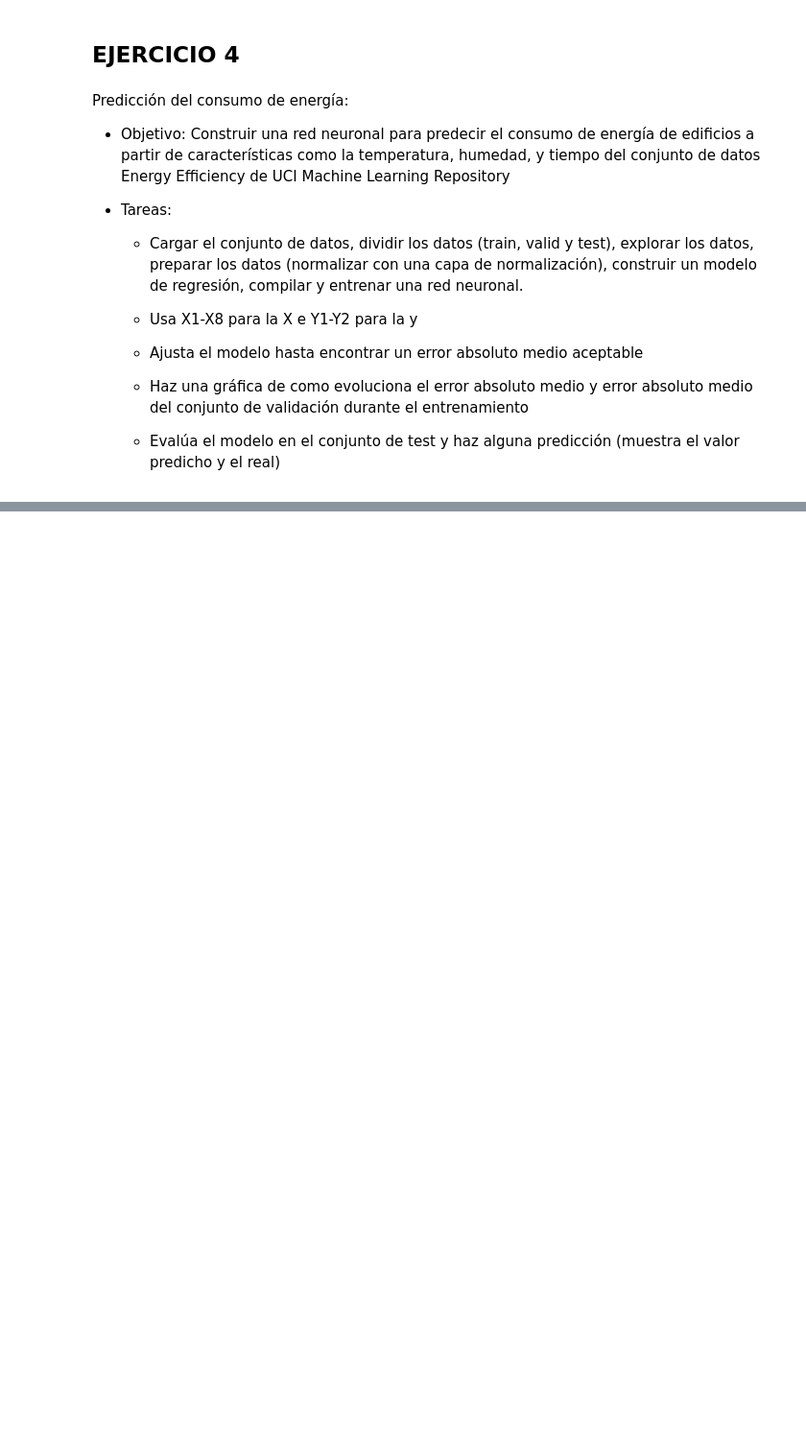
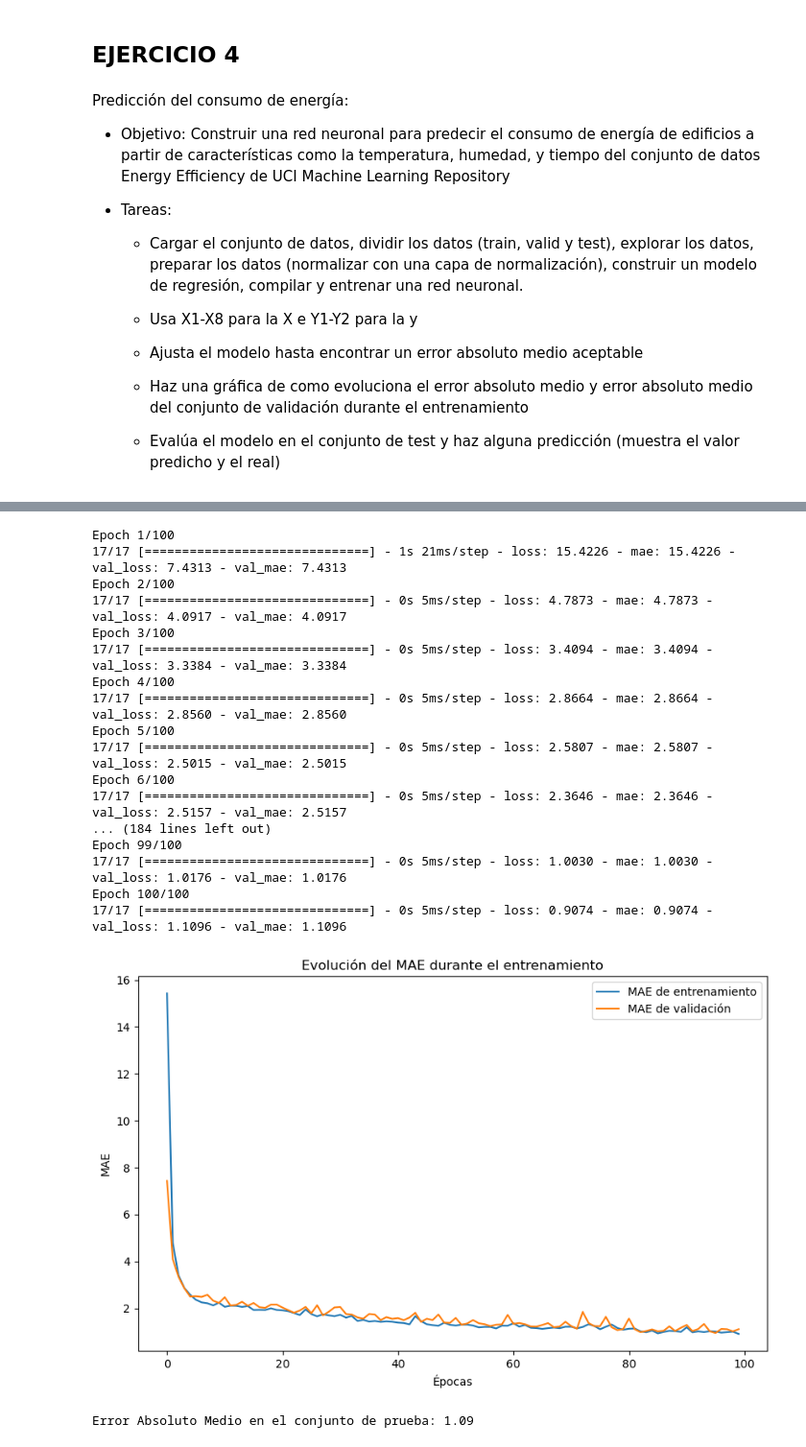
Before and after one commit to Mario-Lopez-Gonzalez/Python_clase, a Jupyter notebook: SAPA/Ejercicios/4_3Ejercicios.ipynb, the cells around one changed output, grey strips where cells are left out. Shown at 96% size. Cells and saved outputs as stored; diff of their text form; code cells hidden in the pictures; blank space fills up the shorter version.

```diff
--- a/SAPA/Ejercicios/4_3Ejercicios.ipynb
+++ b/SAPA/Ejercicios/4_3Ejercicios.ipynb
@@ -419,0 +495,62 @@ ImportError: Missing optional dependency 'openpyxl'.  Use pip or conda to instal
+# %%
+# Dividir los datos en conjuntos de entrenamiento, validación y prueba
+X_train, X_temp, y_train, y_temp = train_test_split(X, y, test_size=0.3, random_state=42)
+X_valid, X_test, y_valid, y_test = train_test_split(X_temp, y_temp, test_size=0.5, random_state=42)
+# %%
+# Crear una capa de normalización
+normalizer = tf.keras.layers.Normalization()
+normalizer.adapt(X_train)
+
+# Construir el modelo de red neuronal
+model = tf.keras.models.Sequential([
+    normalizer,
+    tf.keras.layers.Dense(64, activation='relu'),
+    tf.keras.layers.Dense(64, activation='relu'),
+    tf.keras.layers.Dense(2)  # Salida con dos neuronas para Y1 y Y2
+])
+
+# Compilar el modelo
+model.compile(optimizer=tf.keras.optimizers.Adam(learning_rate=0.01), loss='mae', metrics=['mae'])
+# %%
+# Entrenar el modelo
+history = model.fit(
+    X_train, y_train,
+    validation_data=(X_valid, y_valid),
+    epochs=100,
+    batch_size=32,
+    verbose=1
+)
+
+# Graficar la evolución del error absoluto medio
+plt.figure(figsize=(10, 6))
+plt.plot(history.history['mae'], label='MAE de entrenamiento')
+plt.plot(history.history['val_mae'], label='MAE de validación')
+plt.xlabel('Épocas')
+plt.ylabel('MAE')
+plt.legend()
+plt.title('Evolución del MAE durante el entrenamiento')
+plt.show() # No se aprecia sobreajuste
+
+# Evaluar el modelo en el conjunto de prueba
+loss, mae = model.evaluate(X_test, y_test, verbose=0)
+print(f"Error Absoluto Medio en el conjunto de prueba: {mae:.2f}") # El MAE es significativamente menor a la STD de 10 que tienen las etiquetas
+# %% [output]
+Epoch 1/100
+17/17 [==============================] - 1s 21ms/step - loss: 15.4226 - mae: 15.4226 - val_loss: 7.4313 - val_mae: 7.4313
+Epoch 2/100
+17/17 [==============================] - 0s 5ms/step - loss: 4.7873 - mae: 4.7873 - val_loss: 4.0917 - val_mae: 4.0917
+Epoch 3/100
+17/17 [==============================] - 0s 5ms/step - loss: 3.4094 - mae: 3.4094 - val_loss: 3.3384 - val_mae: 3.3384
+Epoch 4/100
+17/17 [==============================] - 0s 5ms/step - loss: 2.8664 - mae: 2.8664 - val_loss: 2.8560 - val_mae: 2.8560
+Epoch 5/100
+17/17 [==============================] - 0s 5ms/step - loss: 2.5807 - mae: 2.5807 - val_loss: 2.5015 - val_mae: 2.5015
+Epoch 6/100
+17/17 [==============================] - 0s 5ms/step - loss: 2.3646 - mae: 2.3646 - val_loss: 2.5157 - val_mae: 2.5157
+... (184 lines left out)
+Epoch 99/100
+17/17 [==============================] - 0s 5ms/step - loss: 1.0030 - mae: 1.0030 - val_loss: 1.0176 - val_mae: 1.0176
+Epoch 100/100
+17/17 [==============================] - 0s 5ms/step - loss: 0.9074 - mae: 0.9074 - val_loss: 1.1096 - val_mae: 1.1096
+[figure, added]
+Error Absoluto Medio en el conjunto de prueba: 1.09
```
Also changed, not shown: parts of 12 cells of this notebook.
